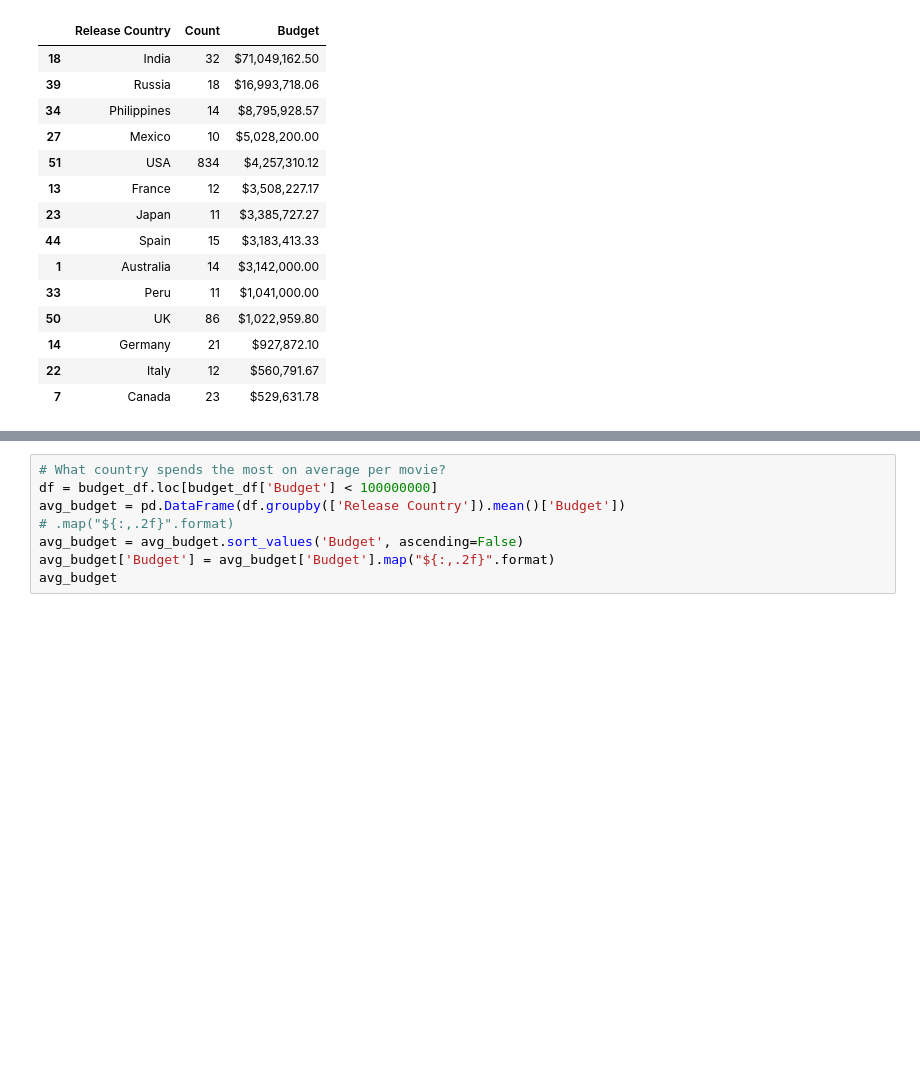
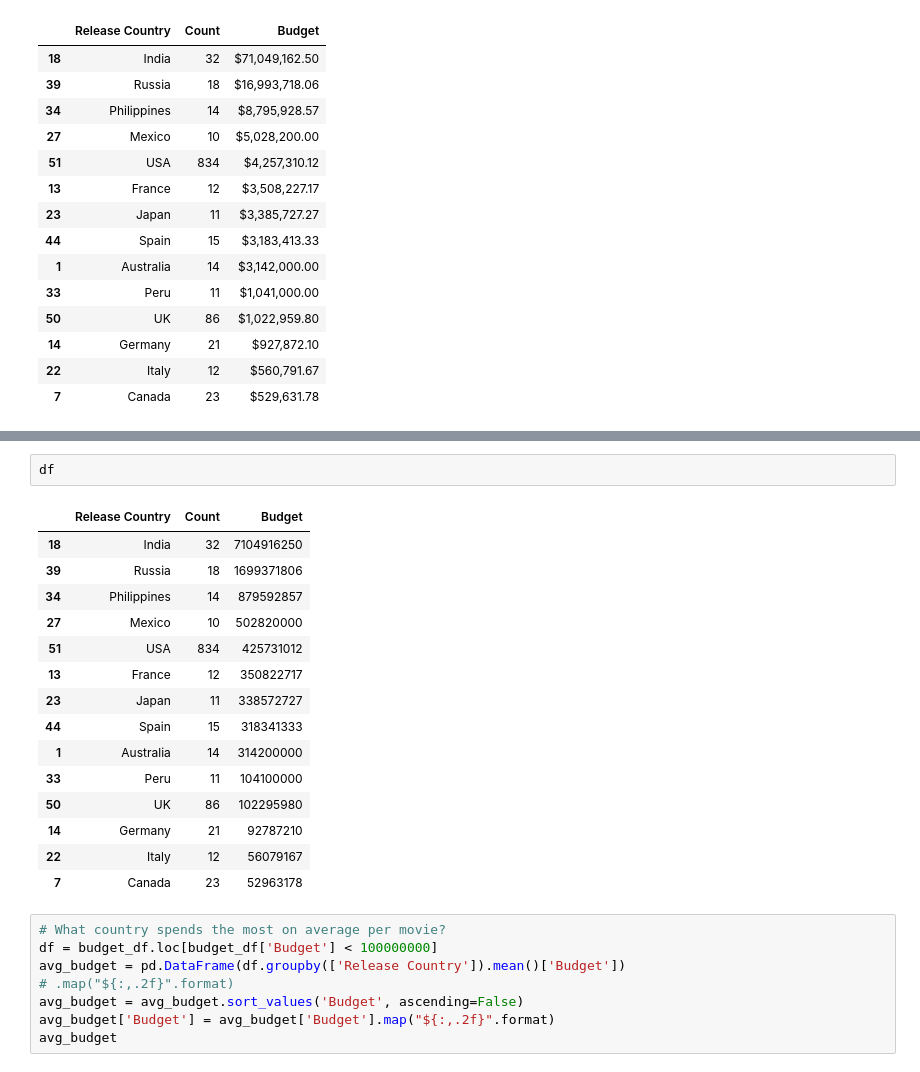
Before and after one commit to BennyC31/project_1_eda_git_collaboration, a Jupyter notebook: Project_1_EDA_and_Git-BC.ipynb, the cells around one changed output, grey strips where cells are left out. Saved outputs shown, nothing was run; the diff lists cells and outputs as text; blank space fills up the shorter version.

```diff
--- a/Project_1_EDA_and_Git-BC.ipynb
+++ b/Project_1_EDA_and_Git-BC.ipynb
@@ -167,3 +168,21 @@ ax = count_df.plot.bar(x='Release Country', y='Count', rot='vertical',figsize=(1
+# %%
+df
+# %% [output]
+|  | Release Country | Count | Budget |
+| 18 | India | 32 | 7104916250 |
+| 39 | Russia | 18 | 1699371806 |
+| 34 | Philippines | 14 | 879592857 |
+| 27 | Mexico | 10 | 502820000 |
+| 51 | USA | 834 | 425731012 |
+| 13 | France | 12 | 350822717 |
+| 23 | Japan | 11 | 338572727 |
+| 44 | Spain | 15 | 318341333 |
+| 1 | Australia | 14 | 314200000 |
+| 33 | Peru | 11 | 104100000 |
+| 50 | UK | 86 | 102295980 |
+| 14 | Germany | 21 | 92787210 |
+| 22 | Italy | 12 | 56079167 |
+| 7 | Canada | 23 | 52963178 |
 # %%
 # What country spends the most on average per movie?
 df = budget_df.loc[budget_df['Budget'] < 100000000]
```
Also changed, not shown: parts of 5 cells of this notebook, 3 other files.
